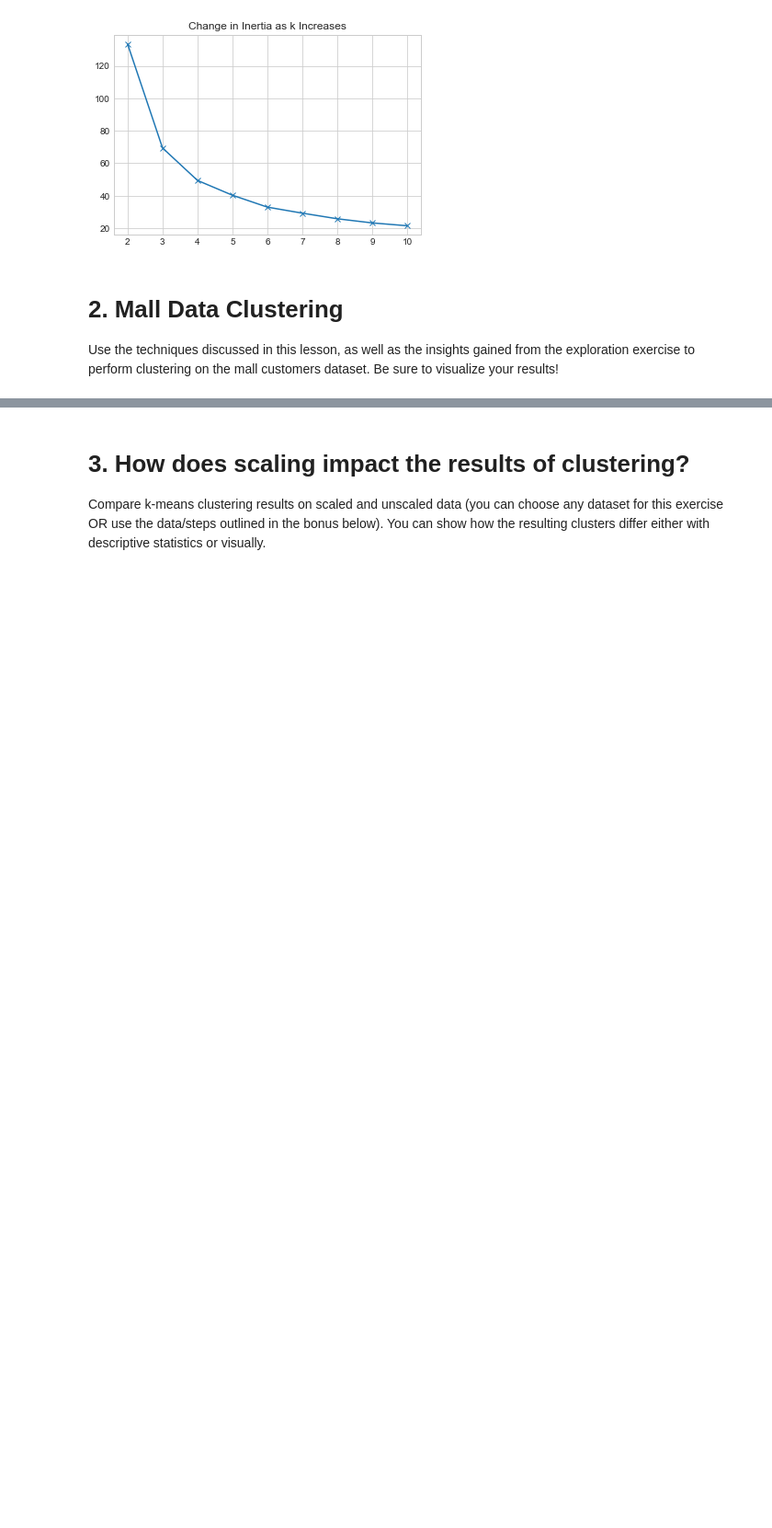
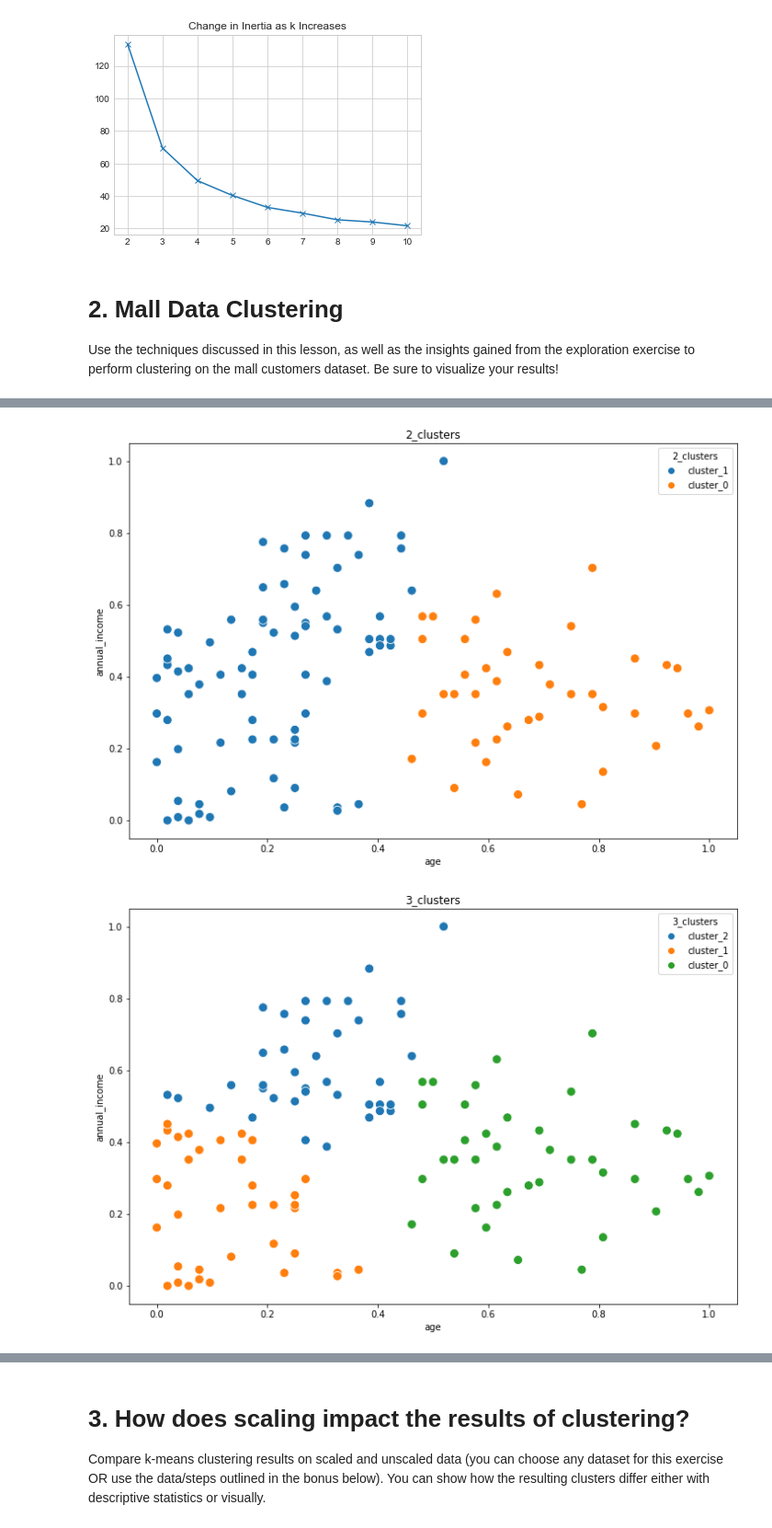
Before and after one commit to Jonessn22/clustering-exercises, a Jupyter notebook: 03b_modeling_exercises.ipynb, the cells around one changed output, grey strips where cells are left out. Shown at 92% size. Drawn from its saved outputs; the diff is of its cells as text; code cells hidden in the pictures; blank space fills up the shorter version.

```diff
--- a/03b_modeling_exercises.ipynb
+++ b/03b_modeling_exercises.ipynb
@@ -324,0 +386,7 @@ See Full Dataframe in Mito
+# %%
+for n in range(2, 11):
+    for col in predictions.columns:
+        if f'{n}_clusters' in col:
+            print(f'Yes! {col} is in list of columns.')
+        else:
+            print('No')
@@ -324,0 +499,12 @@ See Full Dataframe in Mito
+# %%
+for col in predictions.columns:
+    if col not in ['age', 'annual_income']:
+
+        plt.figure(figsize = (12, 8))
+        sns.scatterplot(data = predictions, x = 'age',\
+                        y = 'annual_income', hue = col, s = 100)
+        plt.title(col)
+        plt.show()
+# %% [output]
+[figure, added]
+[figure, added]
```
Also changed, not shown: parts of 26 cells of this notebook, 1 other file.
